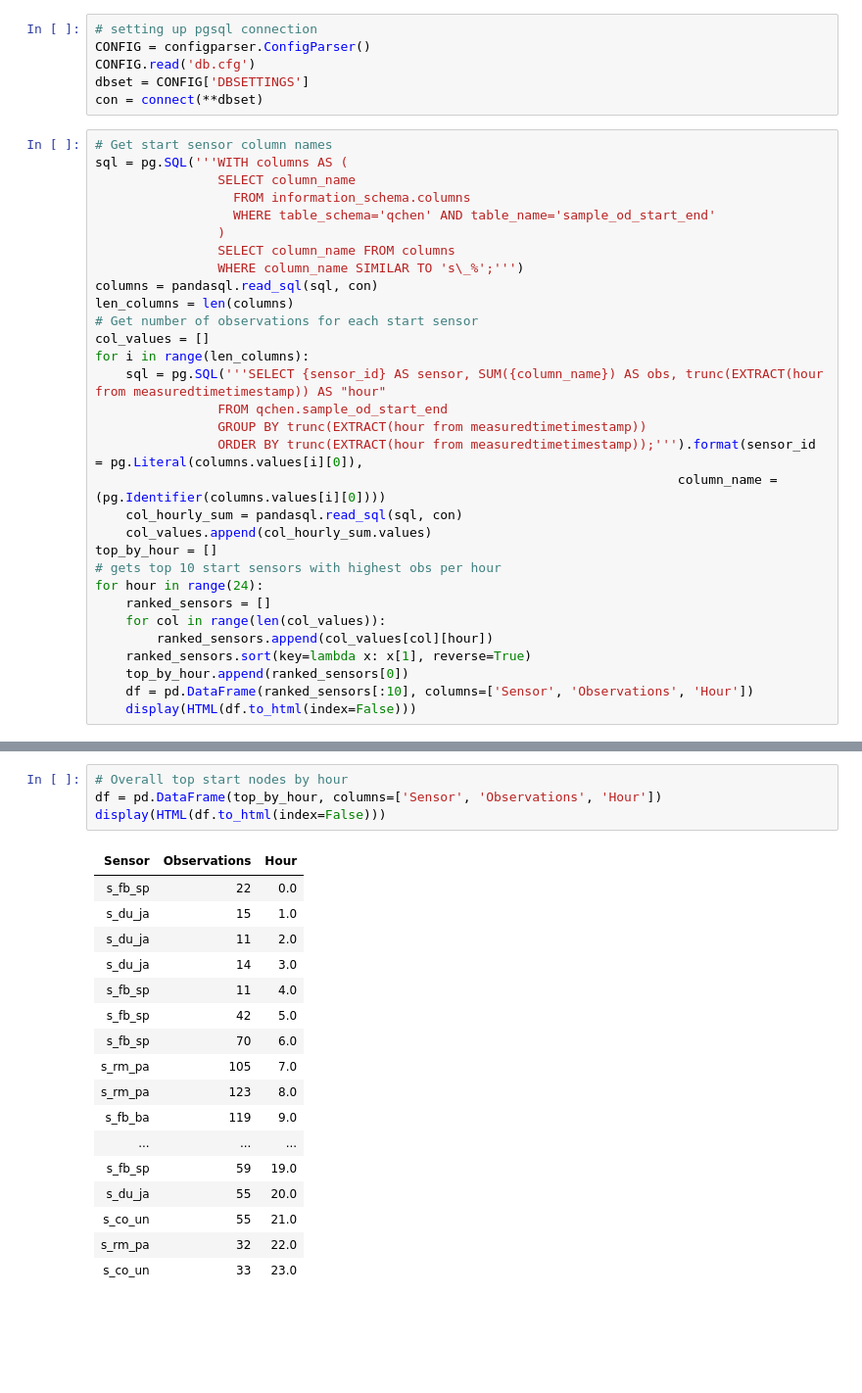
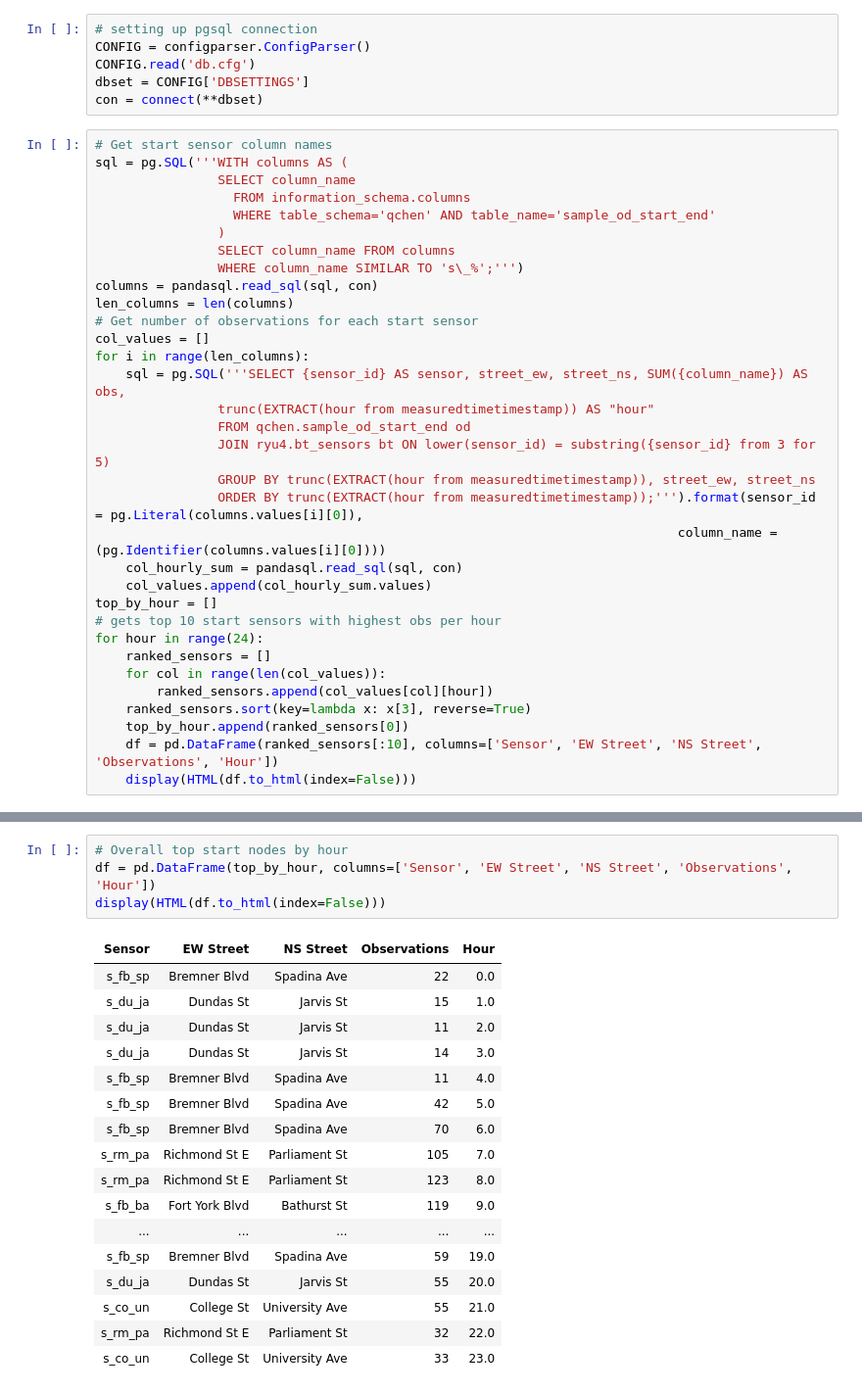
Before and after one commit to CityofToronto/bdit_king_pilot_dashboard, a Jupyter notebook: od-analysis/top_od_sensors.ipynb, the cells around one changed output, grey strips where cells are left out. Shown at 98% size. Cells and saved outputs as stored; diff of their text form; blank space fills up the shorter version.

Commit message:
Added street names

```diff
--- a/od-analysis/top_od_sensors.ipynb
+++ b/od-analysis/top_od_sensors.ipynb
@@ -36,9 +36,11 @@ len_columns = len(columns)
 # Get number of observations for each start sensor
 col_values = []
 for i in range(len_columns):
-    sql = pg.SQL('''SELECT {sensor_id} AS sensor, SUM({column_name}) AS obs, trunc(EXTRACT(hour from measuredtimetimestamp)) AS "hour"
-                FROM qchen.sample_od_start_end
-                GROUP BY trunc(EXTRACT(hour from measuredtimetimestamp))
+    sql = pg.SQL('''SELECT {sensor_id} AS sensor, street_ew, street_ns, SUM({column_name}) AS obs,
+                trunc(EXTRACT(hour from measuredtimetimestamp)) AS "hour"
+                FROM qchen.sample_od_start_end od
+                JOIN ryu4.bt_sensors bt ON lower(sensor_id) = substring({sensor_id} from 3 for 5)
+                GROUP BY trunc(EXTRACT(hour from measuredtimetimestamp)), street_ew, street_ns
                 ORDER BY trunc(EXTRACT(hour from measuredtimetimestamp));''').format(sensor_id = pg.Literal(columns.values[i][0]),
                                                                             column_name = (pg.Identifier(columns.values[i][0])))
     col_hourly_sum = pandasql.read_sql(sql, con)
@@ -49,8 +51,8 @@ for hour in range(24):
     ranked_sensors = []
     for col in range(len(col_values)):
         ranked_sensors.append(col_values[col][hour])
-    ranked_sensors.sort(key=lambda x: x[1], reverse=True)
+    ranked_sensors.sort(key=lambda x: x[3], reverse=True)
     top_by_hour.append(ranked_sensors[0])
-    df = pd.DataFrame(ranked_sensors[:10], columns=['Sensor', 'Observations', 'Hour'])
+    df = pd.DataFrame(ranked_sensors[:10], columns=['Sensor', 'EW Street', 'NS Street', 'Observations', 'Hour'])
     display(HTML(df.to_html(index=False)))
 # %% [output]
@@ -189,26 +191,26 @@ for hour in range(24):
 ... (12 outputs left out)
 # %%
 # Overall top start nodes by hour
-df = pd.DataFrame(top_by_hour, columns=['Sensor', 'Observations', 'Hour'])
+df = pd.DataFrame(top_by_hour, columns=['Sensor', 'EW Street', 'NS Street', 'Observations', 'Hour'])
 display(HTML(df.to_html(index=False)))
 # %% [output]
-| Sensor | Observations | Hour |
-| s_fb_sp | 22 | 0.0 |
-| s_du_ja | 15 | 1.0 |
-| s_du_ja | 11 | 2.0 |
-| s_du_ja | 14 | 3.0 |
-| s_fb_sp | 11 | 4.0 |
-| s_fb_sp | 42 | 5.0 |
-| s_fb_sp | 70 | 6.0 |
-| s_rm_pa | 105 | 7.0 |
-| s_rm_pa | 123 | 8.0 |
-| s_fb_ba | 119 | 9.0 |
-| ... | ... | ... |
-| s_fb_sp | 59 | 19.0 |
-| s_du_ja | 55 | 20.0 |
-| s_co_un | 55 | 21.0 |
-| s_rm_pa | 32 | 22.0 |
-| s_co_un | 33 | 23.0 |
+| Sensor | EW Street | NS Street | Observations | Hour |
+| s_fb_sp | Bremner Blvd | Spadina Ave | 22 | 0.0 |
+| s_du_ja | Dundas St | Jarvis St | 15 | 1.0 |
+| s_du_ja | Dundas St | Jarvis St | 11 | 2.0 |
+| s_du_ja | Dundas St | Jarvis St | 14 | 3.0 |
+| s_fb_sp | Bremner Blvd | Spadina Ave | 11 | 4.0 |
+| s_fb_sp | Bremner Blvd | Spadina Ave | 42 | 5.0 |
+| s_fb_sp | Bremner Blvd | Spadina Ave | 70 | 6.0 |
+| s_rm_pa | Richmond St E | Parliament St | 105 | 7.0 |
+| s_rm_pa | Richmond St E | Parliament St | 123 | 8.0 |
+| s_fb_ba | Fort York Blvd | Bathurst St | 119 | 9.0 |
+| ... | ... | ... | ... | ... |
+| s_fb_sp | Bremner Blvd | Spadina Ave | 59 | 19.0 |
+| s_du_ja | Dundas St | Jarvis St | 55 | 20.0 |
+| s_co_un | College St | University Ave | 55 | 21.0 |
+| s_rm_pa | Richmond St E | Parliament St | 32 | 22.0 |
+| s_co_un | College St | University Ave | 33 | 23.0 |
 # %%
 # Get end sensor column names
 sql = pg.SQL('''WITH columns AS (
```
Also changed, not shown: parts of 3 cells of this notebook.
